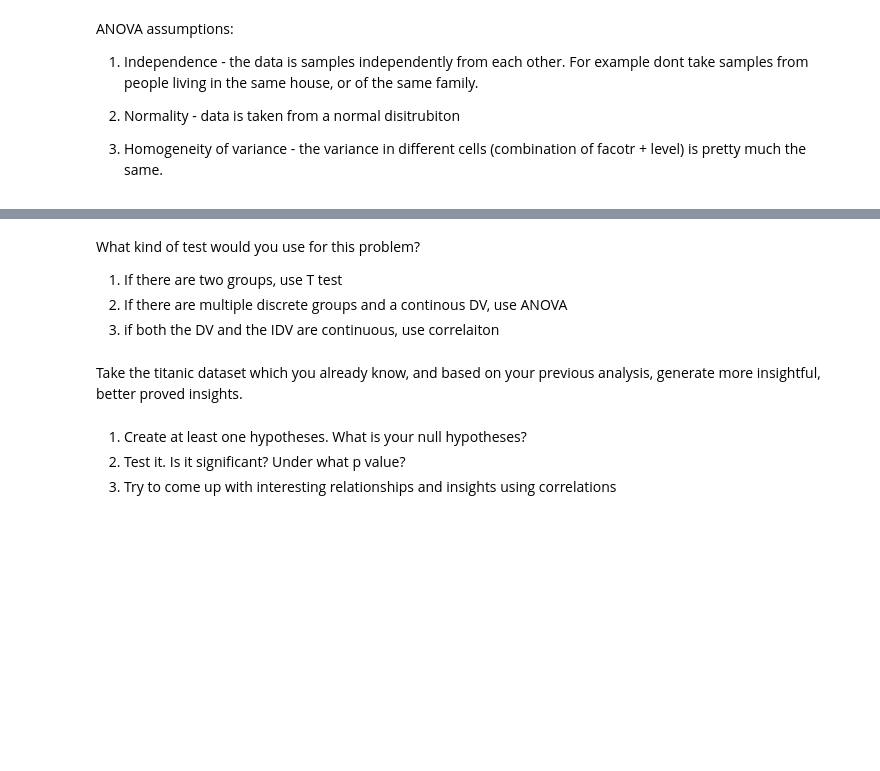
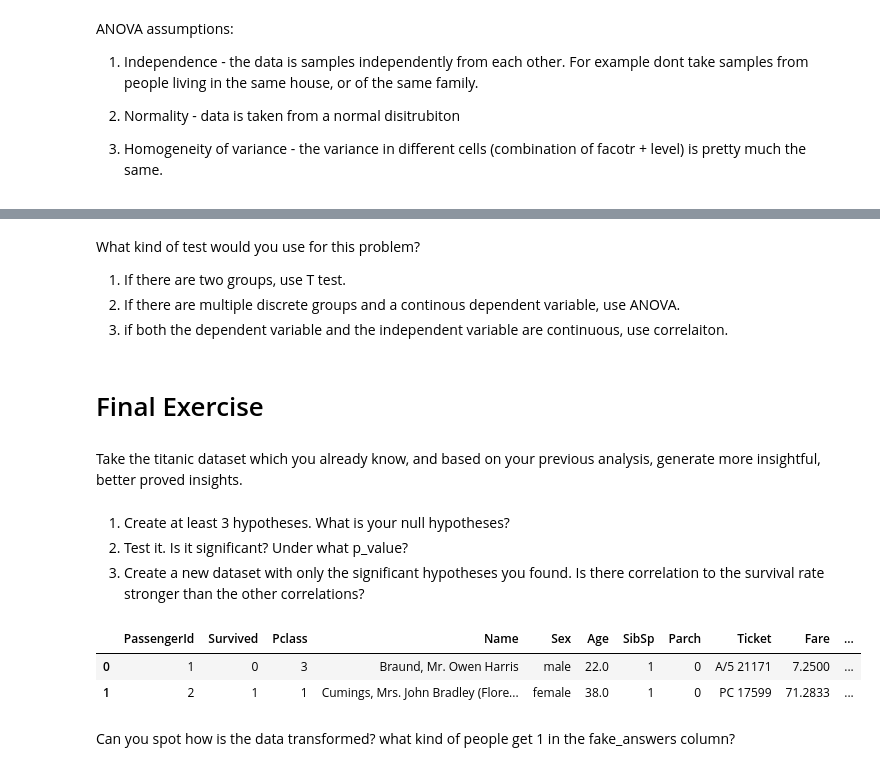
Before and after one commit to chenmargalit/10X-ML-Engineer---Python-Excercises, a Jupyter notebook: statistics/inferial/Inferential statistics.ipynb, the cells around one changed output, grey strips where cells are left out. Saved outputs shown, nothing was run; the diff lists cells and outputs as text; code cells hidden in the pictures; blank space fills up the shorter version.

```diff
--- a/statistics/inferial/Inferential statistics.ipynb
+++ b/statistics/inferial/Inferential statistics.ipynb
@@ -1020,11 +1034,23 @@ ANOVA assumptions:
 # %% [markdown]
 What kind of test would you use for this problem?
-1. If there are two groups, use T test
-2. If there are multiple discrete groups and a continous DV, use ANOVA
-3. if both the DV and the IDV are continuous, use correlaiton
+1. If there are two groups, use T test.
+2. If there are multiple discrete groups and a continous dependent variable, use ANOVA.
+3. if both the dependent variable and the independent variable are continuous, use correlaiton.
+# %% [markdown]
+# Final Exercise
 # %% [markdown]
 Take the titanic dataset which you already know, and based on your previous analysis, generate more insightful, better proved insights.
 # %% [markdown]
-1. Create at least one hypotheses. What is your null hypotheses?
-2. Test it. Is it significant? Under what p value?
-3. Try to come up with interesting relationships and insights using correlations
+1. Create at least 3 hypotheses. What is your null hypotheses?
+2. Test it. Is it significant? Under what p_value?
+3. Create a new dataset with only the significant hypotheses you found. Is there correlation to the survival rate stronger than the other correlations?
+# %%
+df = pd.read_parquet('titanic_fake.parquet')
+# %%
+df.head(2)
+# %% [output]
+|  | PassengerId | Survived | Pclass | Name | Sex | Age | SibSp | Parch | Ticket | Fare | ... |
+| 0 | 1 | 0 | 3 | Braund, Mr. Owen Harris | male | 22.0 | 1 | 0 | A/5 21171 | 7.2500 | ... |
+| 1 | 2 | 1 | 1 | Cumings, Mrs. John Bradley (Flore... | female | 38.0 | 1 | 0 | PC 17599 | 71.2833 | ... |
+# %% [markdown]
+Can you spot how is the data transformed? what kind of people get 1 in the fake_answers column?
```
Also changed, not shown: parts of 13 cells of this notebook.
